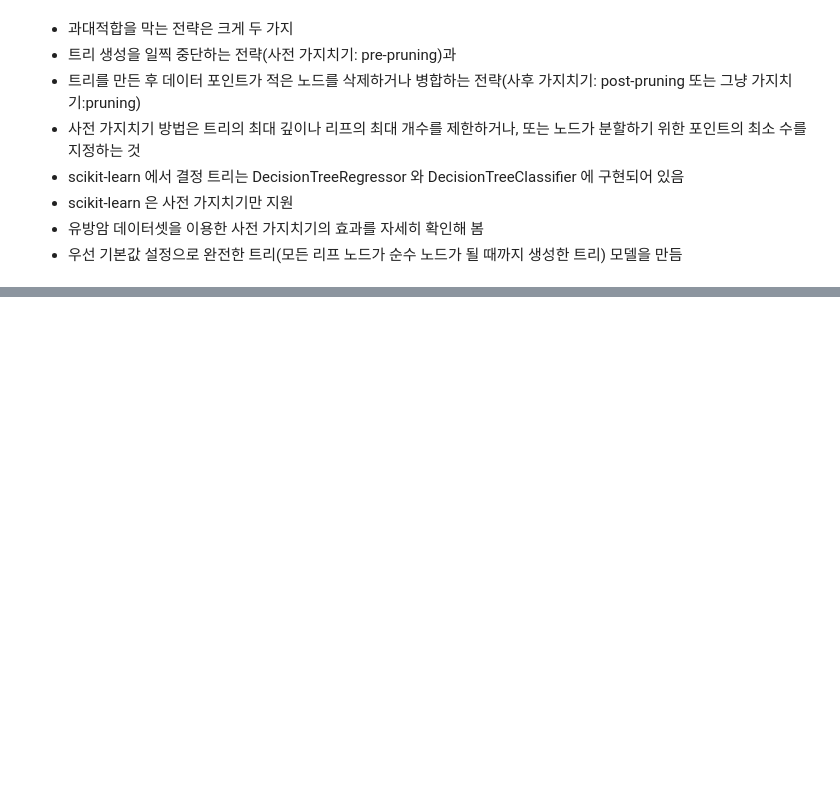
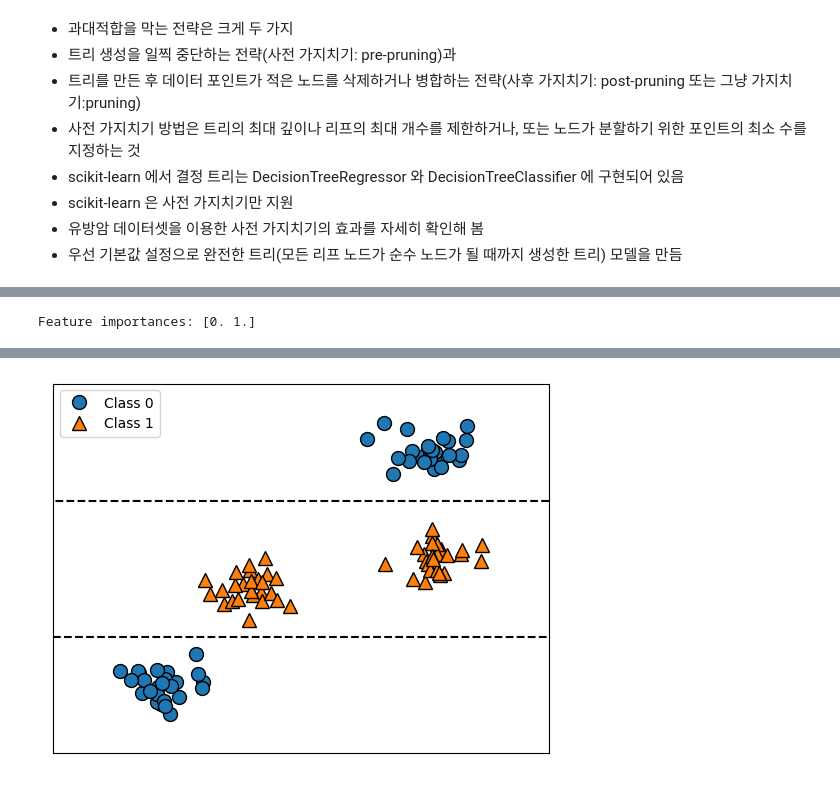
Before and after one commit to YuumiNam/Jupyter, a Jupyter notebook: ml/Chap04.ipynb, the cells around one changed output, grey strips where cells are left out. Drawn from its saved outputs; the diff is of its cells as text; code cells hidden in the pictures; blank space fills up the shorter version.

```diff
--- a/ml/Chap04.ipynb
+++ b/ml/Chap04.ipynb
@@ -51,0 +144,5 @@ mglearn.plots.plot_tree_progressive();
+# %%
+tree = mglearn.plots.plot_tree_not_monotone();
+display(tree);
+# %% [output]
+Feature importances: [0. 1.]
@@ -51,0 +150 @@ mglearn.plots.plot_tree_progressive();
+[figure, added]
```
Also changed, not shown: parts of 19 cells of this notebook, 3 other files.
